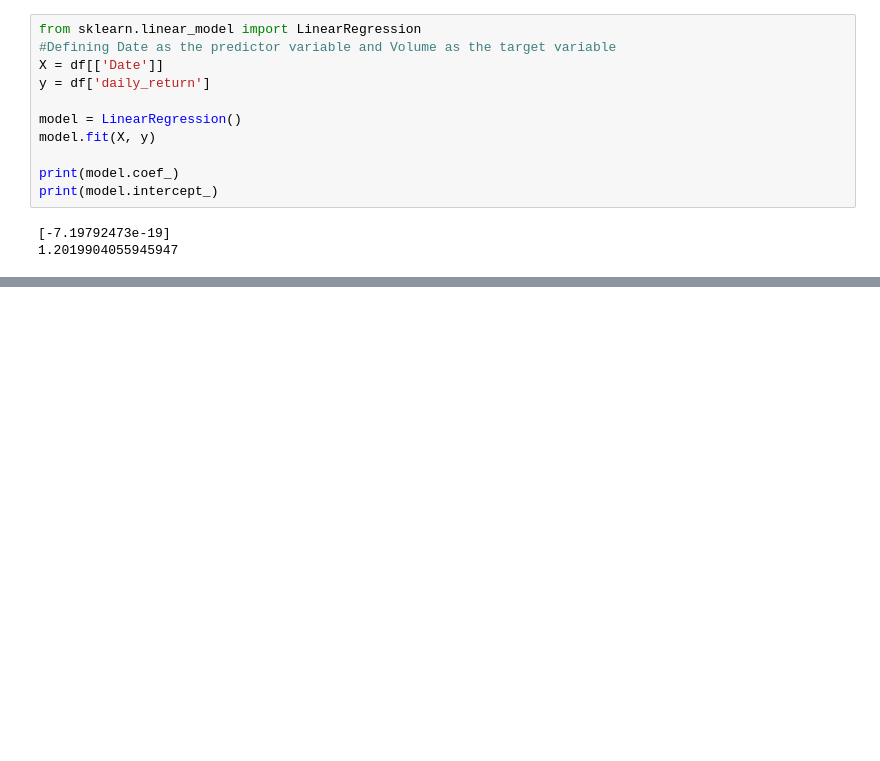
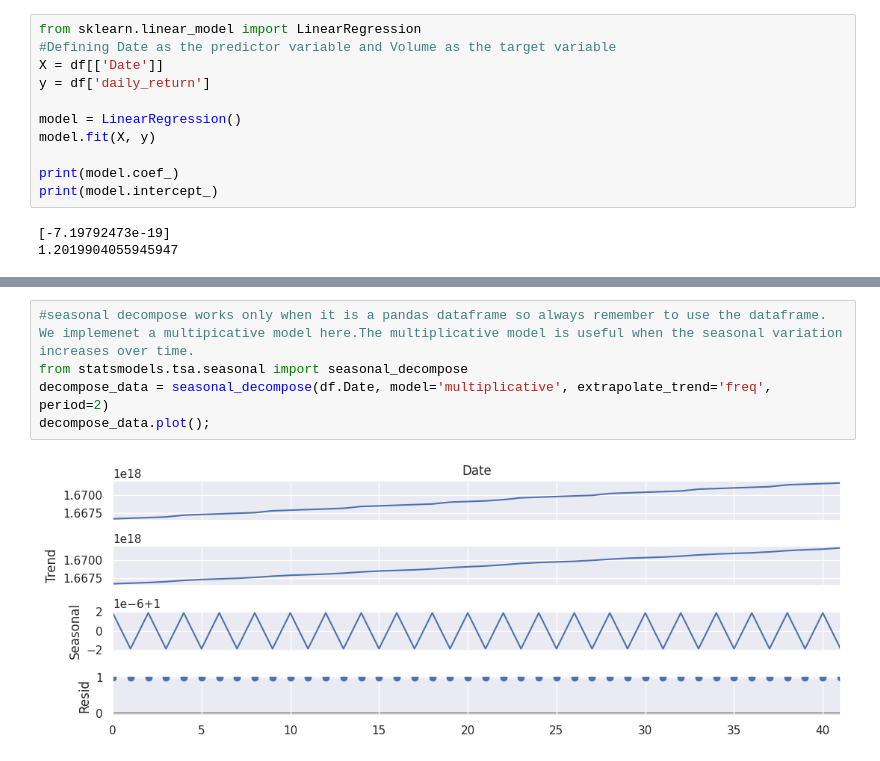
Before and after one commit to lilrachel1985/Regression, a Jupyter notebook: SARIMAX_Stock_Price.ipynb, the cells around one changed output, grey strips where cells are left out. Cells and saved outputs as stored; diff of their text form; blank space fills up the shorter version.

```diff
--- a/SARIMAX_Stock_Price.ipynb
+++ b/SARIMAX_Stock_Price.ipynb
@@ -213,0 +299,7 @@ ax.plot(list(range(30,35)), sarima.forecast(steps_to_predict), "bo-", linewidth=
+# %%
+#seasonal decompose works only when it is a pandas dataframe so always remember to use the dataframe. We implemenet a multipicative model here.The multiplicative model is useful when the seasonal variation increases over time.
+from statsmodels.tsa.seasonal import seasonal_decompose
+decompose_data = seasonal_decompose(df.Date, model='multiplicative', extrapolate_trend='freq', period=2)
+decompose_data.plot();
+# %% [output]
+[figure, added]
```
Also changed, not shown: parts of 34 cells of this notebook.
